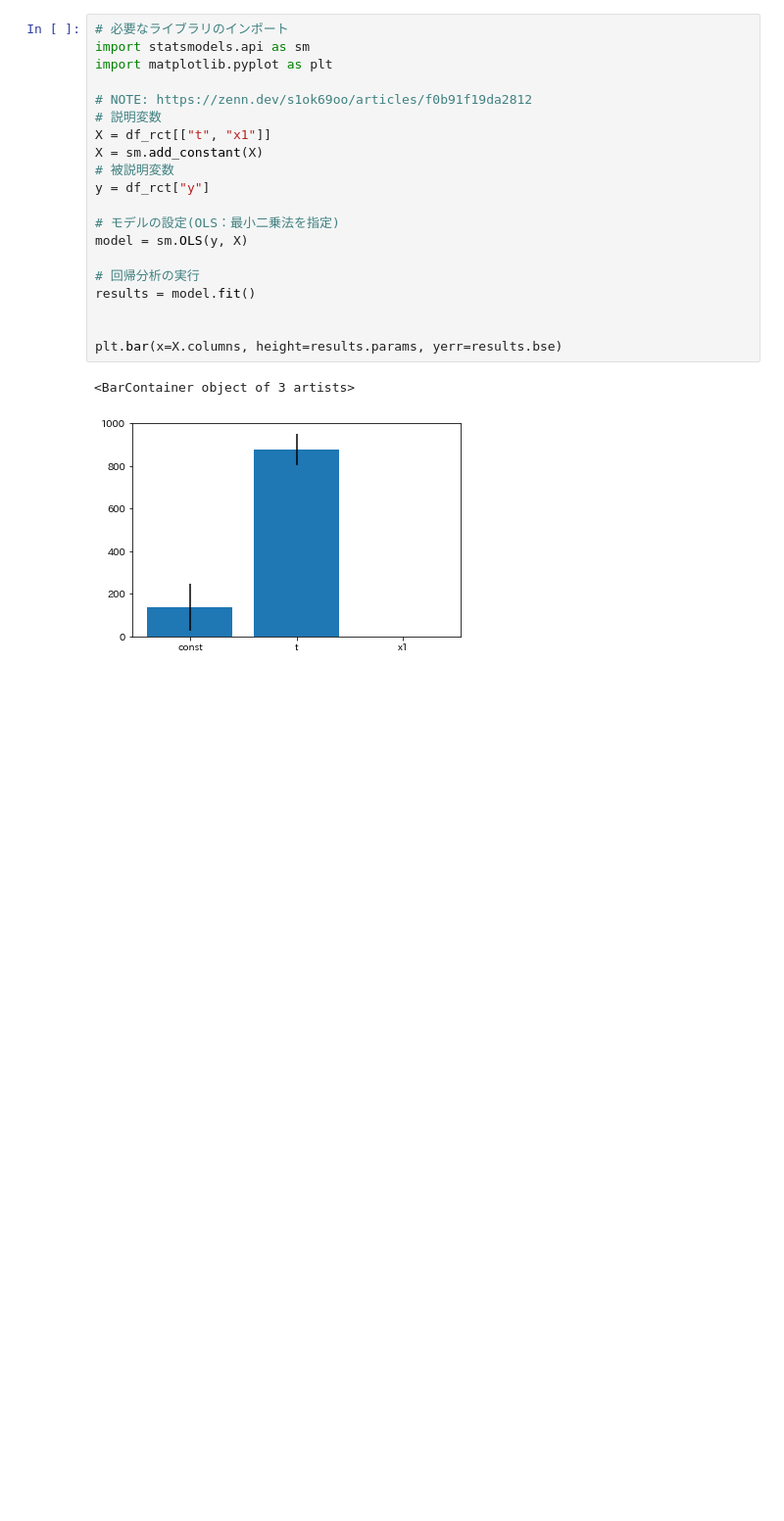
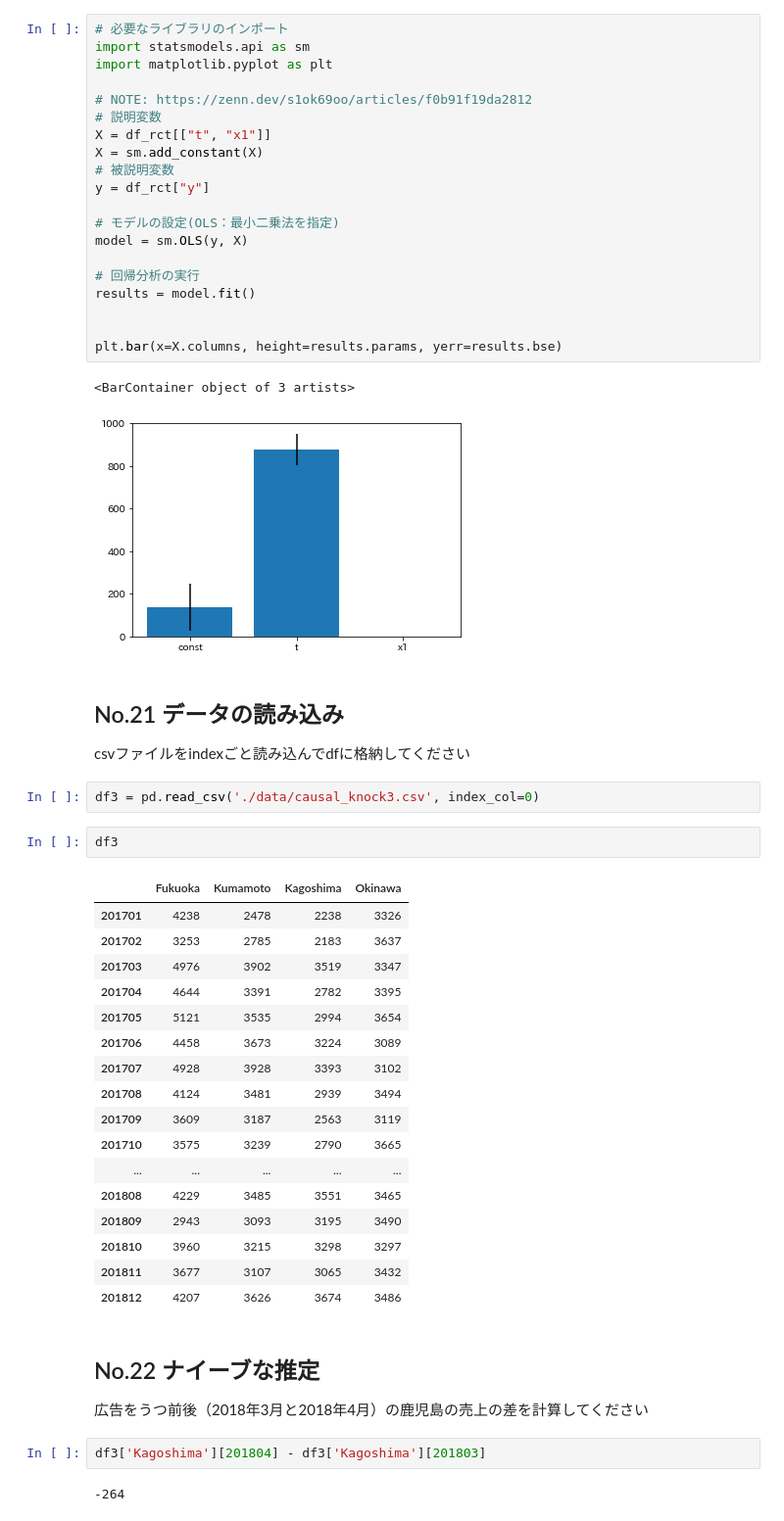
Before and after one commit to mzntaka0/my_causal_inference_100knock, a Jupyter notebook: Untitled.ipynb, the cells around one changed output. Shown at 98% size. Saved outputs shown, nothing was run; the diff lists cells and outputs as text; blank space fills up the shorter version.

```diff
--- a/Untitled.ipynb
+++ b/Untitled.ipynb
@@ -461,3 +461,35 @@ plt.bar(x=X.columns, height=results.params, yerr=results.bse)
 # %% [output]
 <BarContainer object of 3 artists>
 [figure]
+# %% [markdown]
+## No.21 データの読み込み
+csvファイルをindexごと読み込んでdfに格納してください
+# %%
+df3 = pd.read_csv('./data/causal_knock3.csv', index_col=0)
+# %%
+df3
+# %% [output]
+|  | Fukuoka | Kumamoto | Kagoshima | Okinawa |
+| 201701 | 4238 | 2478 | 2238 | 3326 |
+| 201702 | 3253 | 2785 | 2183 | 3637 |
+| 201703 | 4976 | 3902 | 3519 | 3347 |
+| 201704 | 4644 | 3391 | 2782 | 3395 |
+| 201705 | 5121 | 3535 | 2994 | 3654 |
+| 201706 | 4458 | 3673 | 3224 | 3089 |
+| 201707 | 4928 | 3928 | 3393 | 3102 |
+| 201708 | 4124 | 3481 | 2939 | 3494 |
+| 201709 | 3609 | 3187 | 2563 | 3119 |
+| 201710 | 3575 | 3239 | 2790 | 3665 |
+| ... | ... | ... | ... | ... |
+| 201808 | 4229 | 3485 | 3551 | 3465 |
+| 201809 | 2943 | 3093 | 3195 | 3490 |
+| 201810 | 3960 | 3215 | 3298 | 3297 |
+| 201811 | 3677 | 3107 | 3065 | 3432 |
+| 201812 | 4207 | 3626 | 3674 | 3486 |
+# %% [markdown]
+## No.22 ナイーブな推定
+広告をうつ前後（2018年3月と2018年4月）の鹿児島の売上の差を計算してください
+# %%
+df3['Kagoshima'][201804] - df3['Kagoshima'][201803]
+# %% [output]
+-264
```
Also changed, not shown: parts of 15 cells of this notebook.
